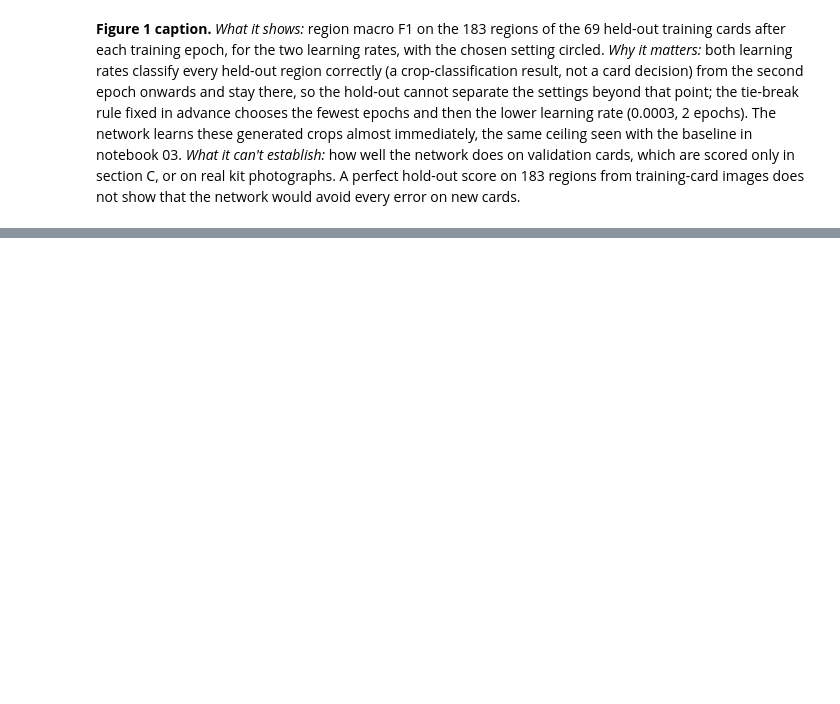
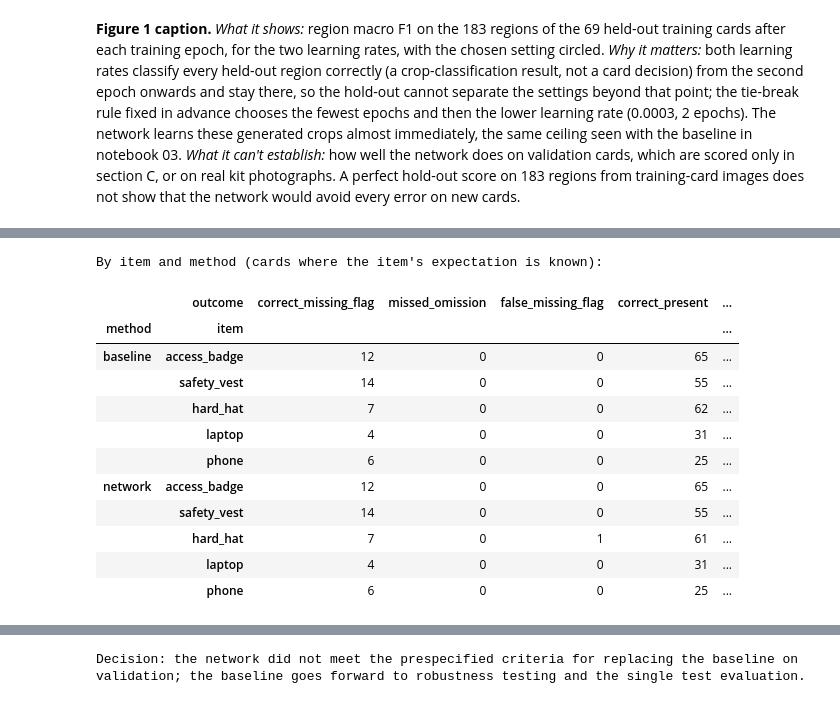
Before and after one commit to isabellemclean1001-blip/AIDA_Izzy_HR_Onboarding_Project-review, a Jupyter notebook: AIDA-2154/final-project/analysis/04_transfer_learning.ipynb, the cells around one changed output, grey strips where cells are left out. Cells and saved outputs as stored; diff of their text form; code cells hidden in the pictures; blank space fills up the shorter version.

```diff
--- a/AIDA-2154/final-project/analysis/04_transfer_learning.ipynb
+++ b/AIDA-2154/final-project/analysis/04_transfer_learning.ipynb
@@ -356,0 +470,59 @@ Rebuilt model from the pretrained weights and the saved layers: predictions on t
+# %%
+# Main measures side by side
+summary_table = pd.DataFrame({m: summarise(d) for m, d in decisions.items()})
+summary_table.insert(0, "data_version", DATA_VERSION)
+summary_table.to_csv(OUTPUT_DIR / "tl_missing_item_summary_validation.csv")
+display(summary_table.drop(columns="data_version").map(lambda v: f"{v:.3f}" if isinstance(v, float) else v))
+
+by_item_tables = []
+for m, d in decisions.items():
+    t = d[d["known"]].pivot_table(index="item", columns="outcome", values="card_id", aggfunc="count", fill_value=0).reindex(ITEMS)
+    for col in ["correct_missing_flag", "missed_omission", "false_missing_flag", "correct_present", "unexpected_detection"]:
+        if col not in t:
+            t[col] = 0
+    t = t[["correct_missing_flag", "missed_omission", "false_missing_flag", "correct_present", "unexpected_detection"]]
+    by_item_tables.append(t.fillna(0).astype(int).assign(method=m).set_index("method", append=True))
+by_item = pd.concat(by_item_tables).swaplevel().sort_index(level=0, sort_remaining=False)
+by_item.to_csv(OUTPUT_DIR / "tl_missing_item_by_item_validation.csv")
+print("By item and method (cards where the item's expectation is known):")
+display(by_item)
+
+# The decision rule fixed at the start of this notebook, applied once
+b, n = summary_table["baseline"], summary_table["network"]
+no_lower = lambda row: bool(pd.notna(b[row]) and pd.notna(n[row]) and n[row] >= b[row])   # undefined counts as failing
+rule = pd.DataFrame([
+    ("Strictly fewer cards with a card-level error", "cards with a card-level error",
+     n["cards with a card-level error"] < b["cards with a card-level error"]),
+    ("Missing-item recall no lower", "missing-item recall", no_lower("missing-item recall")),
+    ("Missing-item precision no lower (undefined counts as failing)", "missing-item precision", no_lower("missing-item precision")),
+    ("No more false missing-item flags", "false missing-item flags", n["false missing-item flags"] <= b["false missing-item flags"]),
+    ("No more unexpected detections", "unexpected detections", n["unexpected detections"] <= b["unexpected detections"]),
+    ("No fewer completely correct cards (all expectations known)", "  of these, completely correct",
+     n["  of these, completely correct"] >= b["  of these, completely correct"]),
+], columns=["condition", "measure", "met"])
+rule["baseline"] = pd.Series([b[r] for r in rule["measure"]], dtype=object)       # object keeps counts whole
+rule["network"] = pd.Series([n[r] for r in rule["measure"]], dtype=object)
+rule["met"] = rule["met"].astype(bool)
+NETWORK_GOES_FORWARD = bool(rule["met"].all())
+CHOICE = "network" if NETWORK_GOES_FORWARD else "baseline"
+rule = rule.drop(columns="measure").set_index("condition")[["baseline", "network", "met"]]
+rule.loc["All conditions met (the network replaces the baseline)"] = ["", "", NETWORK_GOES_FORWARD]
+rule.loc["Method that goes forward"] = [CHOICE, "", ""]
+rule.insert(0, "data_version", DATA_VERSION)
+
+# Protected: once saved, a rerun must reproduce the choice exactly
+RULE_PATH = OUTPUT_DIR / "tl_decision_rule_result.csv"
+if RULE_PATH.exists():
+    previous = pd.read_csv(RULE_PATH, index_col=0, dtype=str, keep_default_na=False)
+    current = rule.astype(str)
+    assert previous.equals(current), "The saved decision-rule result differs from this run; the choice is frozen"
+else:
+    rule.to_csv(RULE_PATH)
+display(rule.drop(columns="data_version").map(lambda v: f"{v:.3f}" if isinstance(v, float) else v))
+if NETWORK_GOES_FORWARD:
+    print("Decision: the network met every prespecified criterion for replacing the baseline on validation; "
+          "the network goes forward to robustness testing and the single test evaluation.")
+else:
+    print("Decision: the network did not meet the prespecified criteria for replacing the baseline on validation; "
+          "the baseline goes forward to robustness testing and the single test evaluation.")
+# %% [output]
@@ -356,0 +546,13 @@ Rebuilt model from the pretrained weights and the saved layers: predictions on t
+By item and method (cards where the item's expectation is known):
+|  | outcome | correct_missing_flag | missed_omission | false_missing_flag | correct_present | ... |
+| method | item |  |  |  |  | ... |
+| baseline | access_badge | 12 | 0 | 0 | 65 | ... |
+|  | safety_vest | 14 | 0 | 0 | 55 | ... |
+|  | hard_hat | 7 | 0 | 0 | 62 | ... |
+|  | laptop | 4 | 0 | 0 | 31 | ... |
+|  | phone | 6 | 0 | 0 | 25 | ... |
+| network | access_badge | 12 | 0 | 0 | 65 | ... |
+|  | safety_vest | 14 | 0 | 0 | 55 | ... |
+|  | hard_hat | 7 | 0 | 1 | 61 | ... |
+|  | laptop | 4 | 0 | 0 | 31 | ... |
+|  | phone | 6 | 0 | 0 | 25 | ... |
@@ -356,0 +569 @@ Rebuilt model from the pretrained weights and the saved layers: predictions on t
+Decision: the network did not meet the prespecified criteria for replacing the baseline on validation; the baseline goes forward to robustness testing and the single test evaluation.
```
Also changed, not shown: parts of 11 cells of this notebook, 1 other file.
